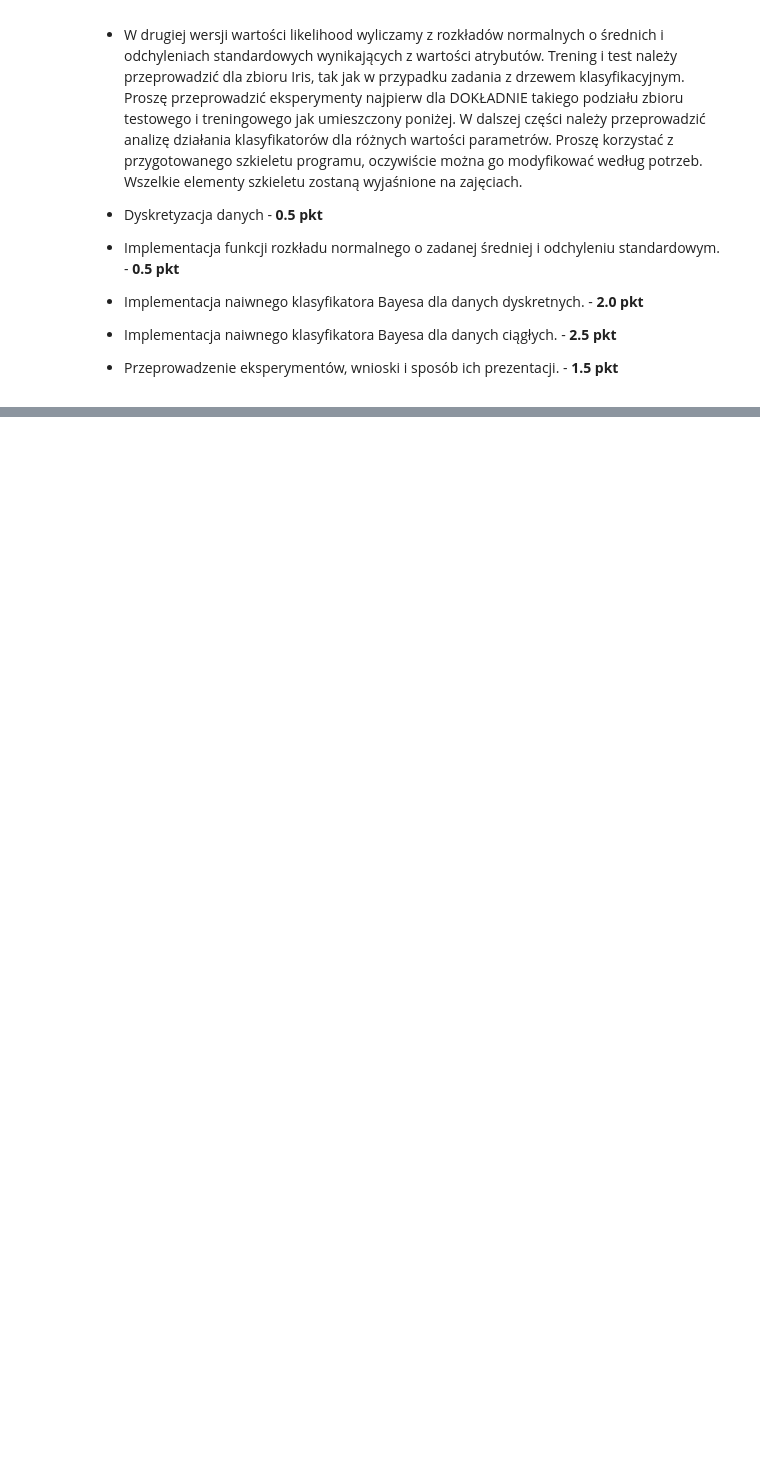
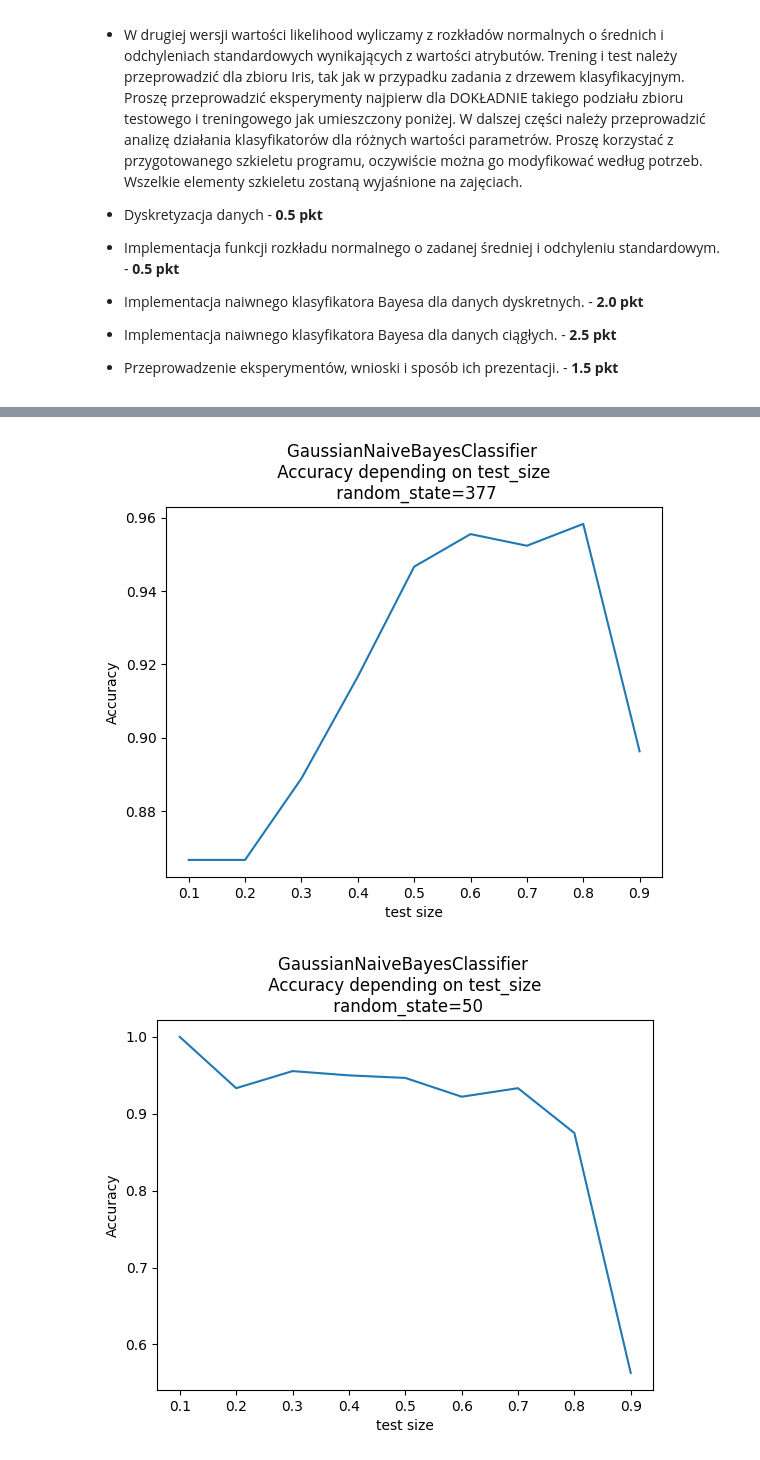
Before and after one commit to gwardasz/wsi-lab, a Jupyter notebook: Zadanie_7.ipynb, the cells around one changed output, grey strips where cells are left out. Saved outputs shown, nothing was run; the diff lists cells and outputs as text; code cells hidden in the pictures; blank space fills up the shorter version.

```diff
--- a/Zadanie_7.ipynb
+++ b/Zadanie_7.ipynb
@@ -195,0 +205,7 @@ Success
+# %%
+for random_state in np.random.randint(0, 1000, size=3):
+    plot_accuracies(x,y,True, random_state)
+    print()
+# %% [output]
+[figure, added]
+[figure, added]
```
Also changed, not shown: parts of 22 cells of this notebook.
